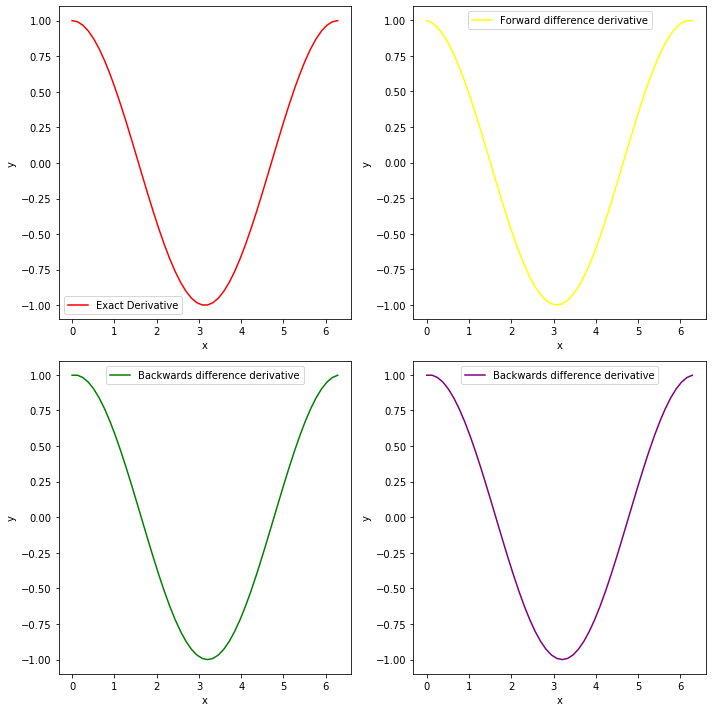
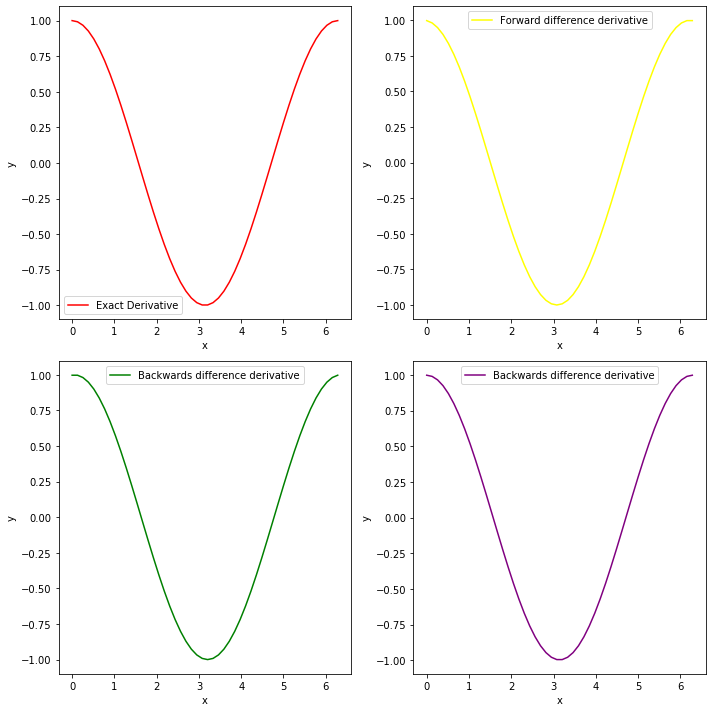
Code edit (unified diff) that turned the first committed figure into the second:
--- before
+++ after
@@ -18,5 +18,5 @@
 
 #central
-df_de_central = (f(x + h) - f(x - h))/ (2*h)
+df_dx_central = (f(x + h) - f(x - h))/ (2*h)
 
 
@@ -48,6 +48,14 @@
 #plot central difference method
 plt.subplot(2,2,4)
-plt.plot(x, df_dx_backward, label="Backwards difference derivative", color = "purple")
+plt.plot(x, df_dx_central, label="Backwards difference derivative", color = "purple")
 plt.xlabel("x")
 plt.ylabel("y")
 plt.legend()
+plt.show()
+
+#this one was so I could tell they weren't the same
+plt.figure(figsize = (14,8))
+plt.plot(x, np.cos(x), color = "red")
+plt.plot(x, df_dx_forward, color = "yellow")
+plt.plot(x, df_dx_backward, color = "green")
+plt.plot(x, df_dx_central, color = "purple")

Commit: CH14